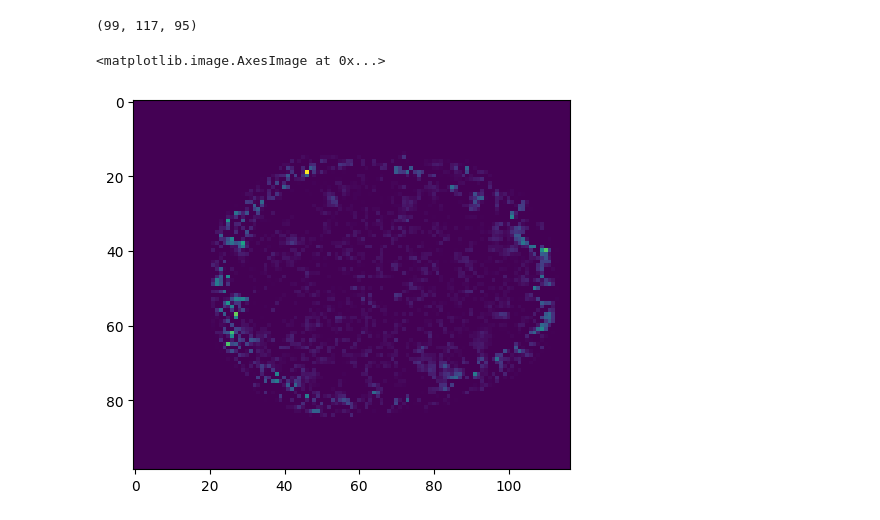
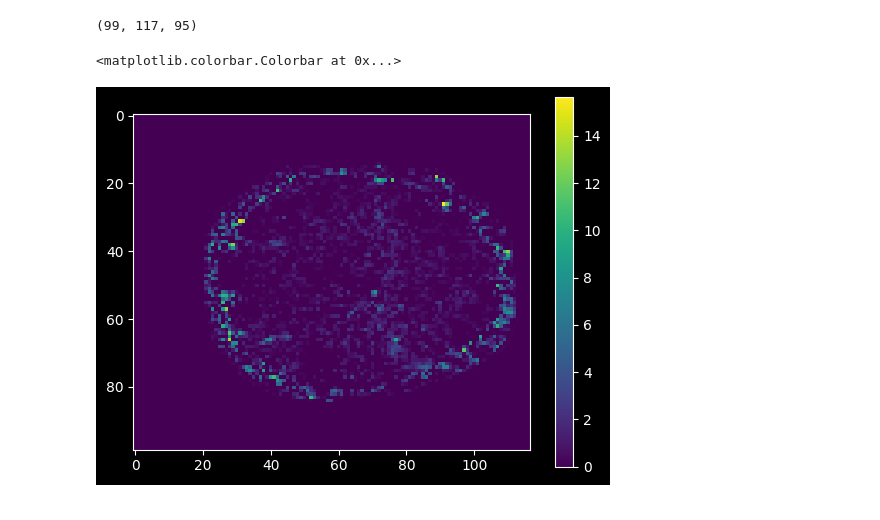
Before and after one commit to xnought/nsdget, a Jupyter notebook: notebooks/mni.ipynb, the cells around one changed output. Saved outputs shown, nothing was run; the diff lists cells and outputs as text; code cells hidden in the pictures.

```diff
--- a/notebooks/mni.ipynb
+++ b/notebooks/mni.ipynb
@@ -18,7 +18,14 @@ mni_shape
 # %% [output]
 (99, 117, 95)
 # %%
-img = nb.load(path).slicer[..., 1]
+img = nib.load(path).slicer[..., 5]
 img
 # %% [output]
 <nibabel.nifti1.Nifti1Image at 0x...>
+# %%
+import numpy as np
+import matplotlib.pyplot as plt
+plt.style.use("dark_background")
+new_img = nib.nifti1.Nifti1Image(img.get_fdata(dtype=np.float32)/300., affine=img.affine)
+plt.imshow(new_img.get_fdata()[:, :, 50], vmin=0, cmap="inferno")
+plt.colorbar()
@@ -42,8 +51,8 @@ d.shape
 # %% [output]
 (99, 117, 95)
 # %%
-import matplotlib.pyplot as plt
 plt.imshow(d[:, :, 95//2], vmin=0)
+plt.colorbar()
 # %% [output]
-<matplotlib.image.AxesImage at 0x...>
+<matplotlib.colorbar.Colorbar at 0x...>
-[figure, old version]
+[figure, new version]
```
Also changed, not shown: parts of 5 cells of this notebook, 3 other files.
